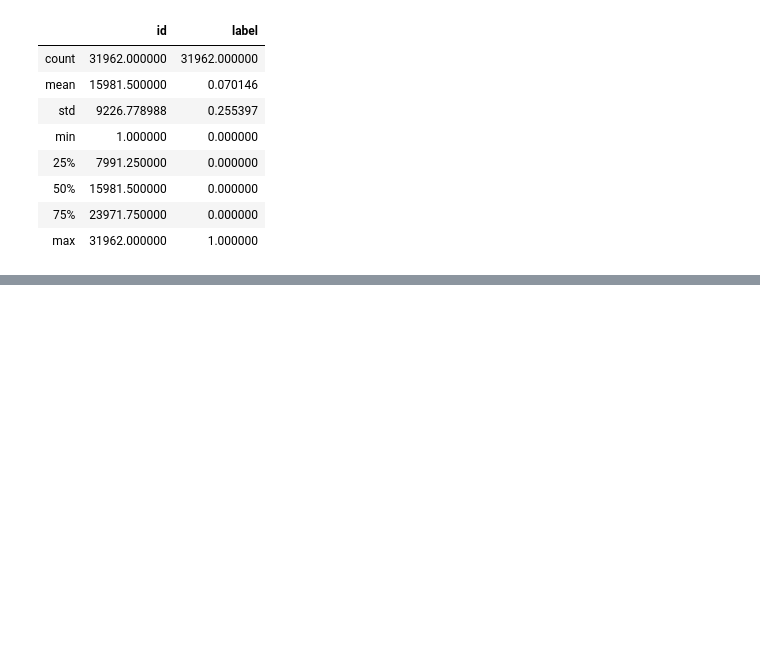
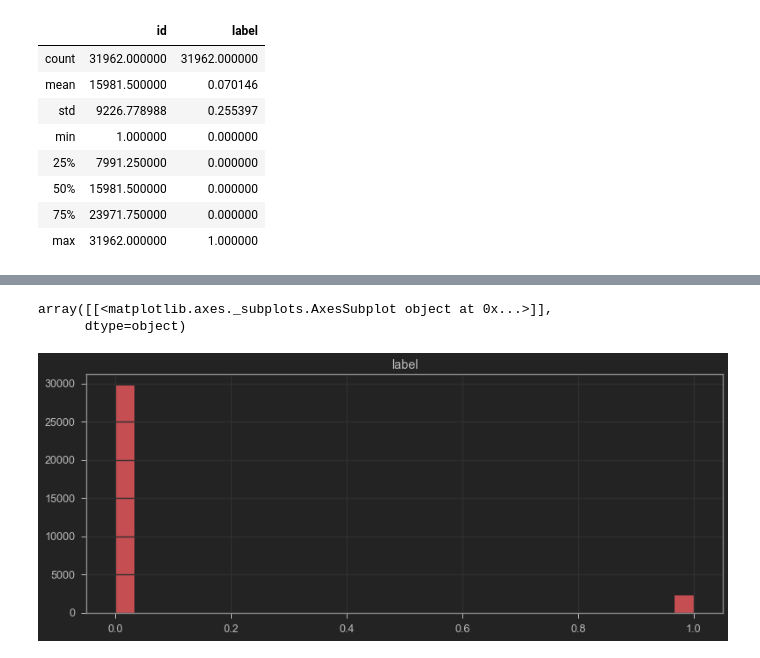
Before and after one commit to sabheen9/Sentiment-Analysis, a Jupyter notebook: sentiment_analysis.ipynb, the cells around one changed output, grey strips where cells are left out. Saved outputs shown, nothing was run; the diff lists cells and outputs as text; code cells hidden in the pictures; blank space fills up the shorter version.

```diff
--- a/sentiment_analysis.ipynb
+++ b/sentiment_analysis.ipynb
@@ -76,0 +132,7 @@ tweets_df.describe()
+# %%
+# Plot the histogram
+tweets_df.hist(bins = 30, figsize = (13,5), color = 'r')
+# %% [output]
+array([[<matplotlib.axes._subplots.AxesSubplot object at 0x...>]],
+      dtype=object)
+[figure, added]
```
Also changed, not shown: parts of 7 cells of this notebook.
